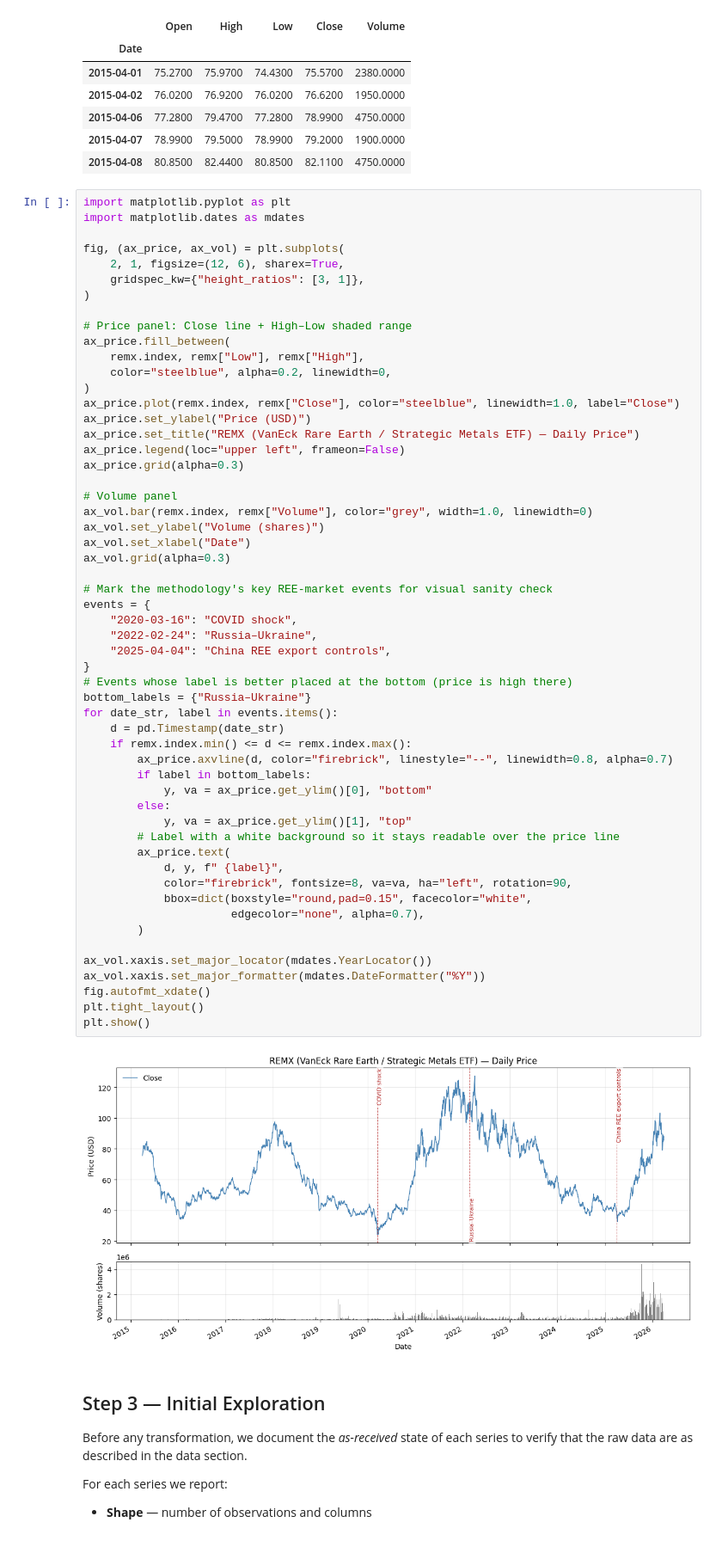
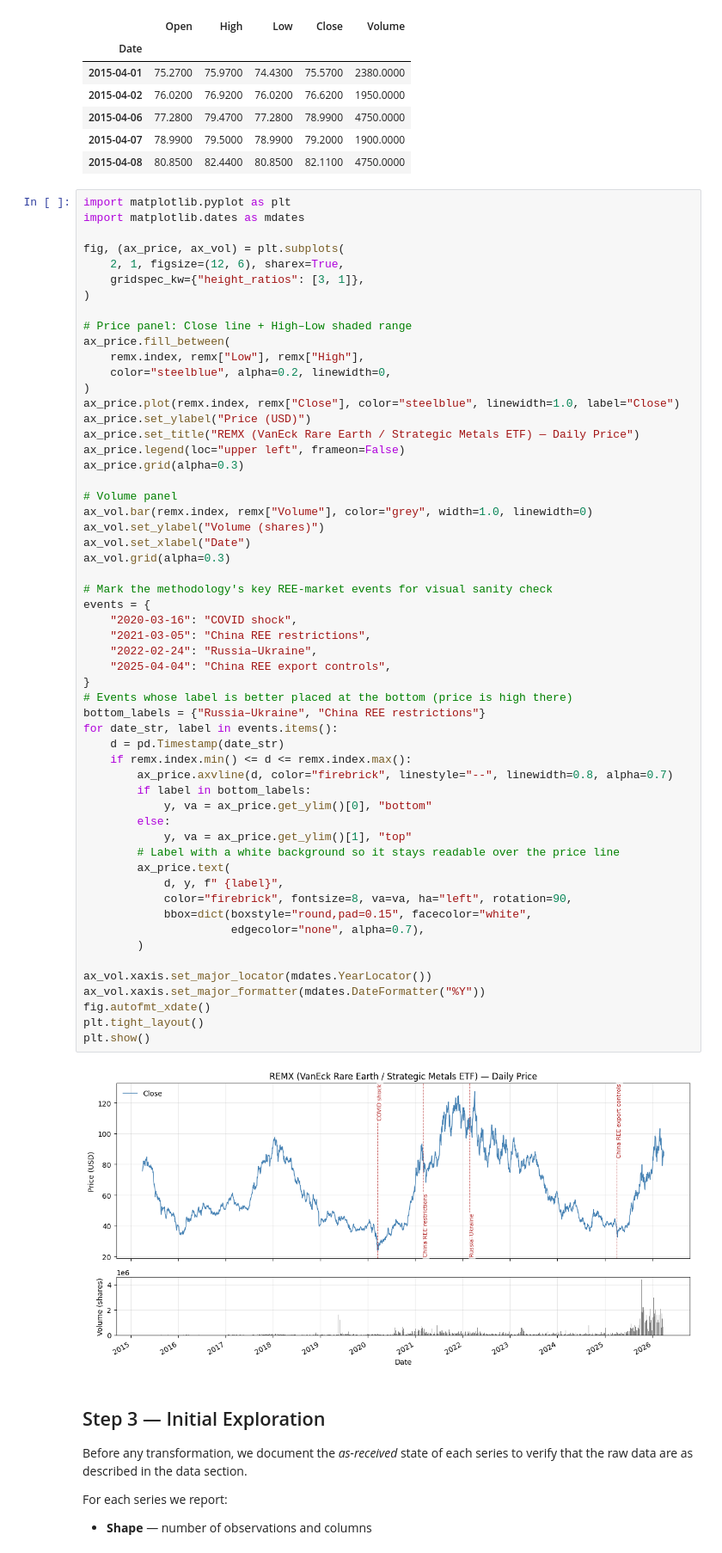
Before and after one commit to aleixcb/master_thesis_repo, a Jupyter notebook: CODE/01-data-cleaning.ipynb, the cells around one changed output. Shown at 86% size. Cells and saved outputs as stored; diff of their text form.

```diff
--- a/CODE/01-data-cleaning.ipynb
+++ b/CODE/01-data-cleaning.ipynb
@@ -168,35 +168,36 @@ ax_vol.grid(alpha=0.3)
 
 # Mark the methodology's key REE-market events for visual sanity check
 events = {
     "2020-03-16": "COVID shock",
+    "2021-03-05": "China REE restrictions",
     "2022-02-24": "Russia–Ukraine",
     "2025-04-04": "China REE export controls",
 }
 # Events whose label is better placed at the bottom (price is high there)
-bottom_labels = {"Russia–Ukraine"}
+bottom_labels = {"Russia–Ukraine", "China REE restrictions"}
 for date_str, label in events.items():
     d = pd.Timestamp(date_str)
     if remx.index.min() <= d <= remx.index.max():
         ax_price.axvline(d, color="firebrick", linestyle="--", linewidth=0.8, alpha=0.7)
         if label in bottom_labels:
             y, va = ax_price.get_ylim()[0], "bottom"
         else:
             y, va = ax_price.get_ylim()[1], "top"
         # Label with a white background so it stays readable over the price line
         ax_price.text(
             d, y, f" {label}",
             color="firebrick", fontsize=8, va=va, ha="left", rotation=90,
             bbox=dict(boxstyle="round,pad=0.15", facecolor="white",
                       edgecolor="none", alpha=0.7),
         )
 
 ax_vol.xaxis.set_major_locator(mdates.YearLocator())
 ax_vol.xaxis.set_major_formatter(mdates.DateFormatter("%Y"))
 fig.autofmt_xdate()
 plt.tight_layout()
 plt.show()
 # %% [output]
-[figure, old version]
+[figure, new version]
 # %% [markdown]
 ## Step 3 — Initial Exploration
 
```
Also changed, not shown: parts of 3 cells of this notebook, 10 other files.
